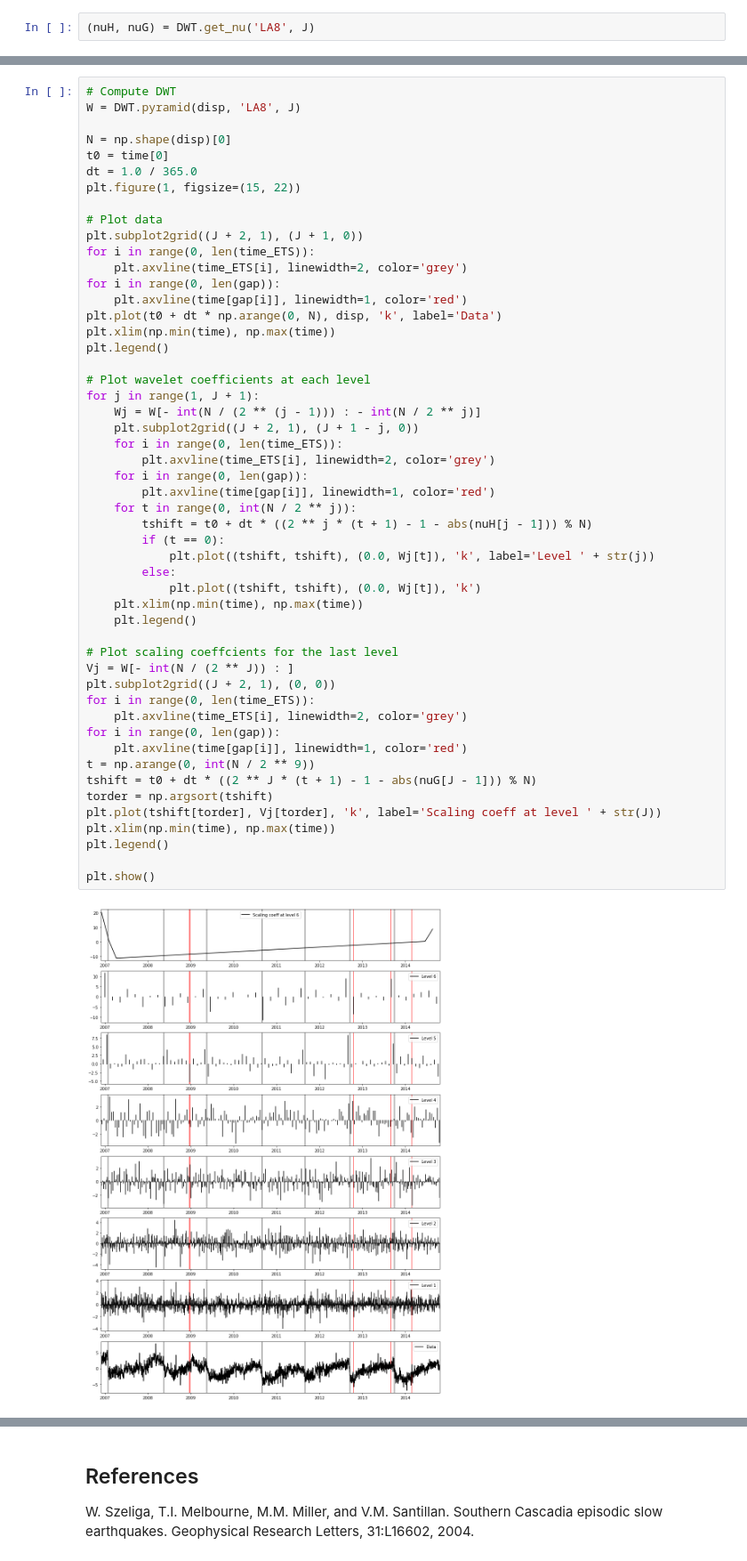
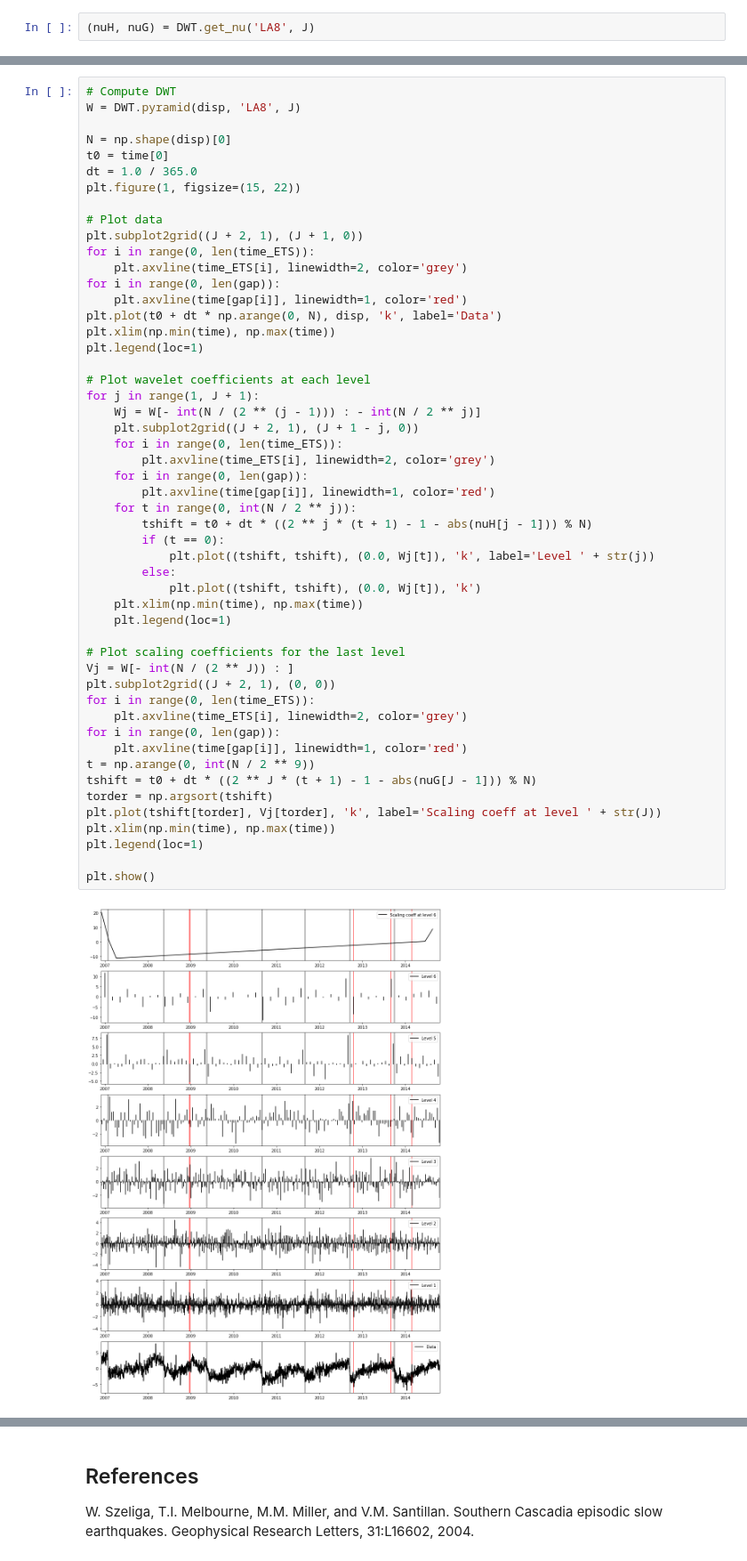
Before and after one commit to ArianeDucellier/ETSscripts, a Jupyter notebook: notebooks/slowslip_DWT.ipynb, the cells around one changed output, grey strips where cells are left out. Shown at 89% size. Saved outputs shown, nothing was run; the diff lists cells and outputs as text.

```diff
--- a/notebooks/slowslip_DWT.ipynb
+++ b/notebooks/slowslip_DWT.ipynb
@@ -248,39 +249,39 @@ for i in range(0, len(gap)):
     plt.axvline(time[gap[i]], linewidth=1, color='red')
 plt.plot(t0 + dt * np.arange(0, N), disp, 'k', label='Data')
 plt.xlim(np.min(time), np.max(time))
-plt.legend()
+plt.legend(loc=1)
 
 # Plot wavelet coefficients at each level
 for j in range(1, J + 1):
     Wj = W[- int(N / (2 ** (j - 1))) : - int(N / 2 ** j)]
     plt.subplot2grid((J + 2, 1), (J + 1 - j, 0))
     for i in range(0, len(time_ETS)):
         plt.axvline(time_ETS[i], linewidth=2, color='grey')
     for i in range(0, len(gap)):
         plt.axvline(time[gap[i]], linewidth=1, color='red')
     for t in range(0, int(N / 2 ** j)):
         tshift = t0 + dt * ((2 ** j * (t + 1) - 1 - abs(nuH[j - 1])) % N)
         if (t == 0):
             plt.plot((tshift, tshift), (0.0, Wj[t]), 'k', label='Level ' + str(j))
         else:
             plt.plot((tshift, tshift), (0.0, Wj[t]), 'k')
     plt.xlim(np.min(time), np.max(time))
-    plt.legend()
+    plt.legend(loc=1)
 
-# Plot scaling coeffcients for the last level
+# Plot scaling coefficients for the last level
 Vj = W[- int(N / (2 ** J)) : ]
 plt.subplot2grid((J + 2, 1), (0, 0))
 for i in range(0, len(time_ETS)):
     plt.axvline(time_ETS[i], linewidth=2, color='grey')
 for i in range(0, len(gap)):
     plt.axvline(time[gap[i]], linewidth=1, color='red')
 t = np.arange(0, int(N / 2 ** 9))
 tshift = t0 + dt * ((2 ** J * (t + 1) - 1 - abs(nuG[J - 1])) % N)
 torder = np.argsort(tshift)
 plt.plot(tshift[torder], Vj[torder], 'k', label='Scaling coeff at level ' + str(J))
 plt.xlim(np.min(time), np.max(time))
-plt.legend()
+plt.legend(loc=1)
 
 plt.show()
 # %% [output]
-[figure, old version]
+[figure, new version]
```
Also changed, not shown: parts of 8 cells of this notebook, 13 other files.
